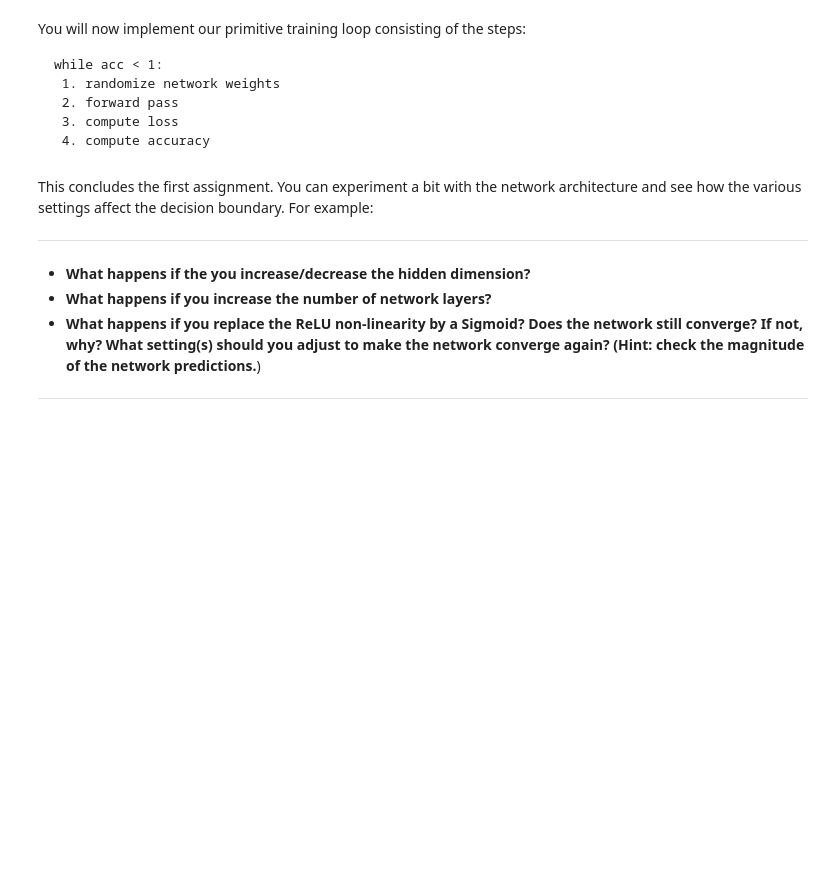
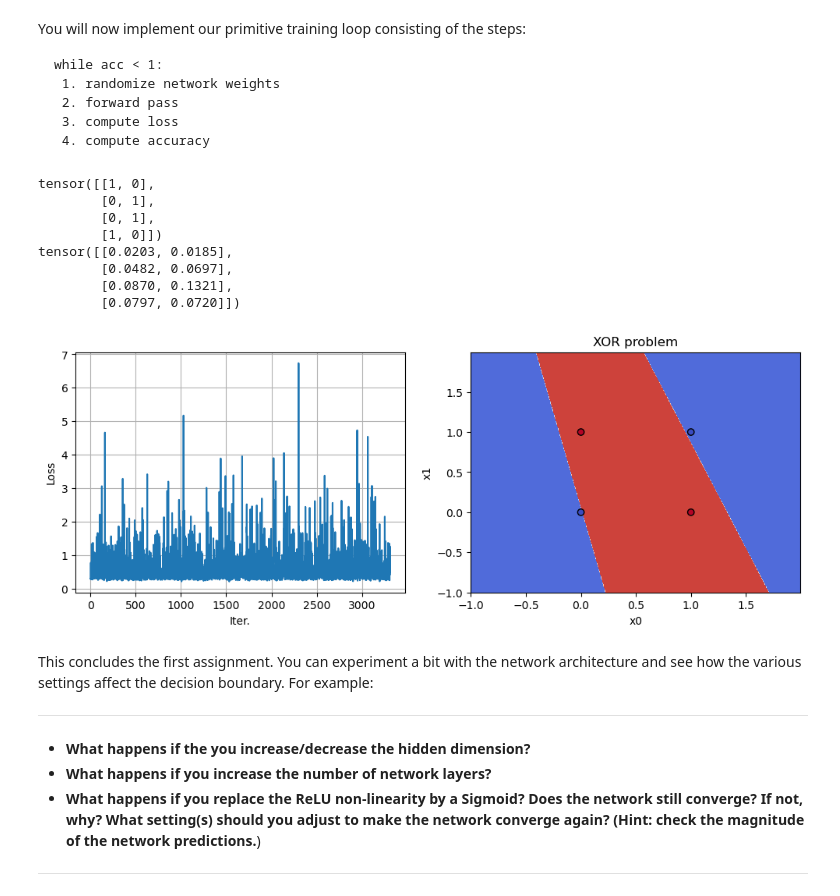
Before and after one commit to givani30/CS4240_DeepLearning, a Jupyter notebook: Assignment_1.ipynb, the cells around one changed output. Cells and saved outputs as stored; diff of their text form; code cells hidden in the pictures; blank space fills up the shorter version.

```diff
--- a/Assignment_1.ipynb
+++ b/Assignment_1.ipynb
@@ -653,6 +687,8 @@ losses = []
 # Initial accuracy is zero
 acc = 0
 print(y_xor)
+
+
 while acc < 1:
     # Randomize network weights
     net.reset_params(std=0.5)
@@ -662,7 +698,7 @@ while acc < 1:
     #                          output variables.                           #
     ########################################################################
     y_pred=net.forward(x_xor)
-    print(y_pred)
+    # print(y_pred)
     ########################################################################
     #                         END OF YOUR CODE                             #
     ########################################################################
@@ -675,35 +711,47 @@ while acc < 1:
     loss=MSELoss(y_xor,y_pred)
 
     losses.append(loss)
     ########################################################################
     #                         END OF YOUR CODE                             #
     ########################################################################
 
 
     ########################################################################
     #               TODO: Calculate accuracy of prediction.                #
     ########################################################################
+    y_xormax=torch.argmax(y_xor,dim=1)
+    y_predmax=torch.argmax(y_pred,dim=1)
+    wrong=torch.count_nonzero(y_predmax-y_xormax)
+    acc=(4-wrong)/4
 
-    acc=1.2-loss
-    print("Accurracy: ",acc)
     ########################################################################
     #                         END OF YOUR CODE                             #
     ########################################################################
 
 # Print output tensor
 print(y_pred)
 
 # Plot loss
 plt.figure(figsize=(12,4))
 plt.subplot(1,2,1)
 plt.plot(losses)
 plt.grid()
 plt.xlabel('Iter.')
 plt.ylabel('Loss')
 
 # Show decision boundary
 plt.subplot(1,2,2)
 plot(x_xor, y_xor, net)
+# %% [output]
+tensor([[1, 0],
+        [0, 1],
+        [0, 1],
+        [1, 0]])
+tensor([[0.0203, 0.0185],
+        [0.0482, 0.0697],
+        [0.0870, 0.1321],
+        [0.0797, 0.0720]])
+[figure, added]
 # %% [markdown]
 This concludes the first assignment. You can experiment a bit with the network architecture and see how the various settings affect the decision boundary. For example:
 
```
Also changed, not shown: parts of 11 cells of this notebook.
